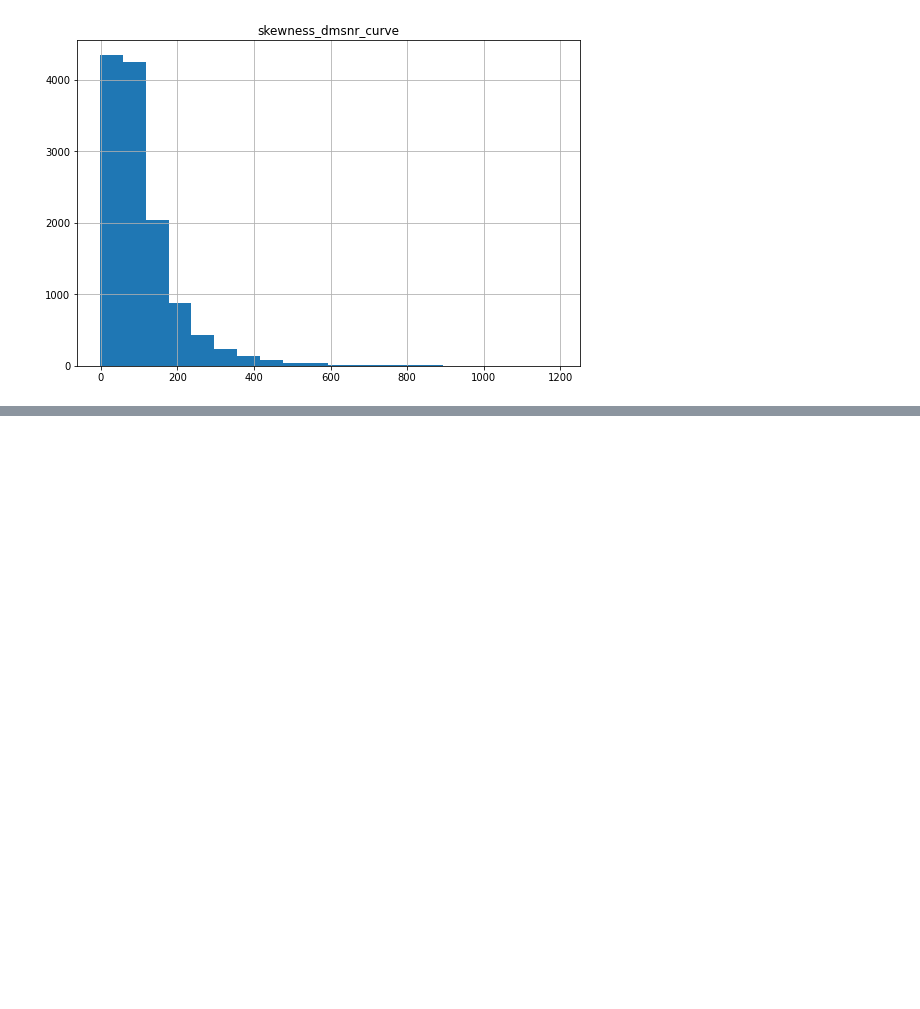
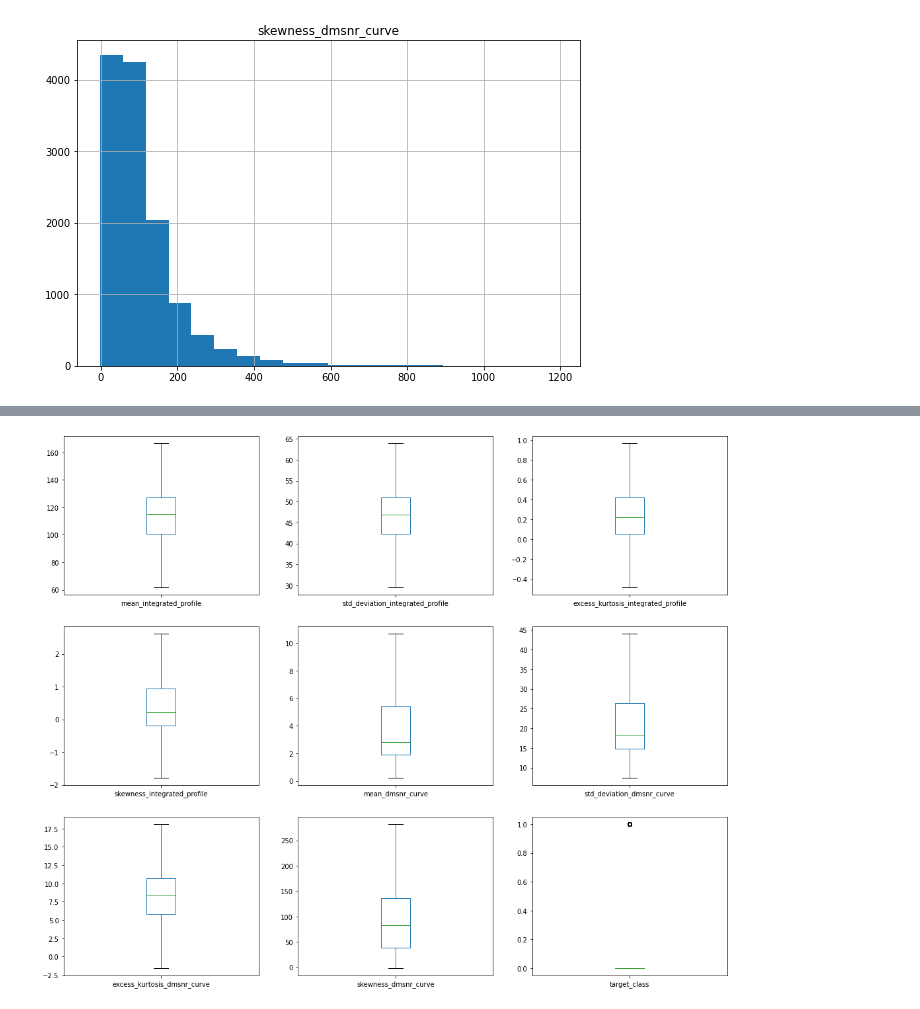
Before and after one commit to dsarj/tcc_previsao_pulsares, a Jupyter notebook: pulse_star.ipynb, the cells around one changed output, grey strips where cells are left out. Drawn from its saved outputs; the diff is of its cells as text; code cells hidden in the pictures; blank space fills up the shorter version.

```diff
--- a/pulse_star.ipynb
+++ b/pulse_star.ipynb
@@ -296,0 +305,26 @@ array([[<matplotlib.axes._subplots.AxesSubplot object at 0x...>]],
+# %%
+# Tratando outliers a partir do metodo de Tukey
+def tukey_outliers(x):
+
+    q1 = np.percentile(x, 25)
+    q3 = np.percentile(x, 75)
+
+    interquartil = q3-q1
+
+    teto = q3 + 1.5*interquartil
+    piso = q1 - 1.5*interquartil
+
+
+    return teto,piso
+# %%
+# Iterando nas colunas para tratar os outliers
+for coluna in ps_train.columns[:-1]:
+    teto,piso=tukey_outliers(ps_train[coluna])
+    ps_train[coluna]=np.where(ps_train[coluna]>teto,teto,ps_train[coluna])
+    ps_train[coluna]=np.where(ps_train[coluna]<piso,piso,ps_train[coluna])
+# %%
+# Plotando resultado do tratamento
+ps_train.plot(kind = "box" , subplots = True , figsize = (18,15) ,  layout = (3,3))
+plt.show()
+# %% [output]
+[figure, added]
```
Also changed, not shown: parts of 3 cells of this notebook.
